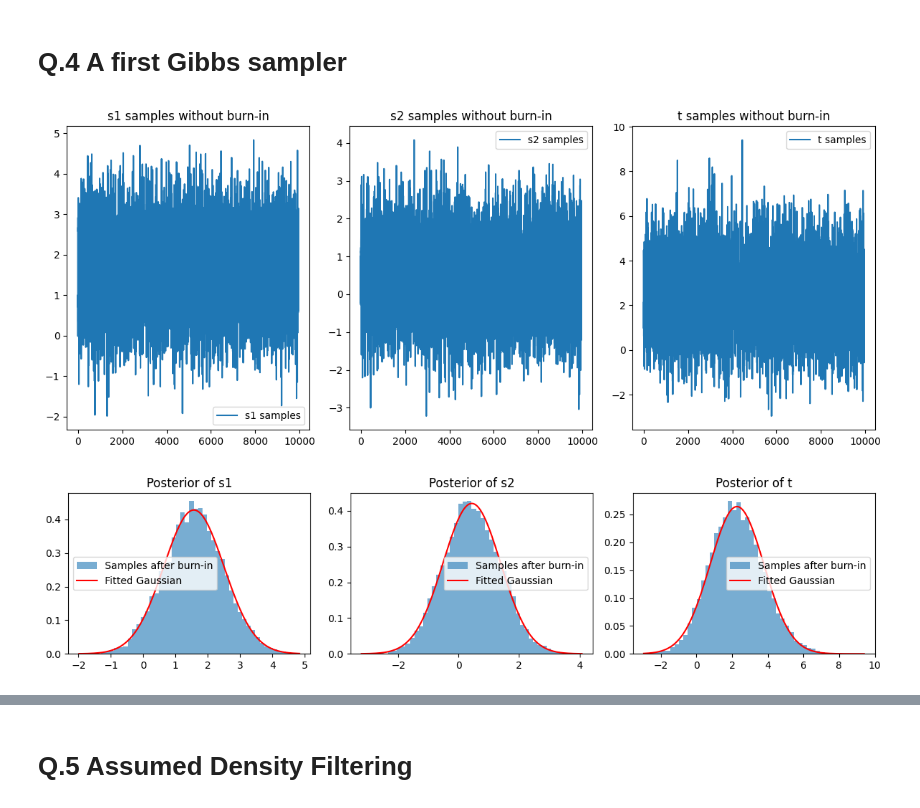
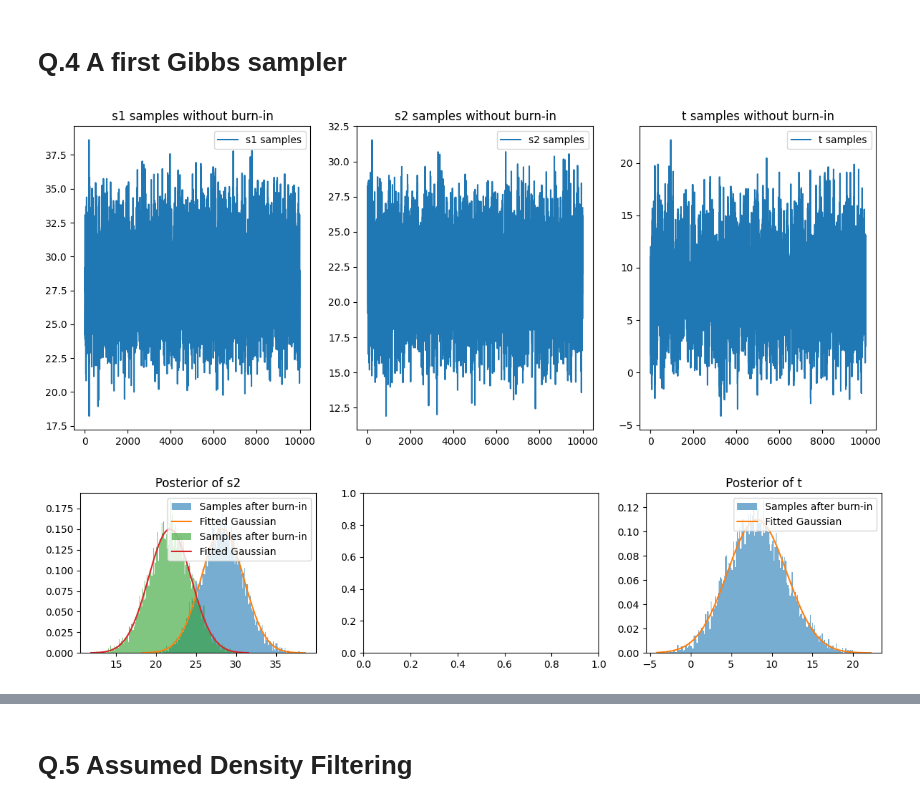
Before and after one commit to ClaudeCarlsson/Bayesian-Skill-Estimation-in-Player-Competitions, a Jupyter notebook: Project.ipynb, the cells around one changed output, grey strips where cells are left out. Cells and saved outputs as stored; diff of their text form; code cells hidden in the pictures.

```diff
--- a/Project.ipynb
+++ b/Project.ipynb
@@ -160,10 +160,11 @@ def gibbs_sampling_trueskill(N, N_burn_in, match_properties):
     s2_var = match_properties["s2_var"]
     s2_std = np.sqrt(s2_var)
 
+
+    t_var = match_properties["t_var"]
+
     y = match_properties["y"]
 
-
-    t_var = s1_var + s2_var
 
     s1_samples, s2_samples, t_samples = np.zeros(N), np.zeros(N), np.zeros(N)
     s1_samples[0] = (np.random.normal(s1_mean, s1_std))
@@ -172,7 +173,7 @@ def gibbs_sampling_trueskill(N, N_burn_in, match_properties):
     for i in range(N - 1):
         t_mean = s1_samples[i] - s2_samples[i]
         t_mean, a, b = conditional_distribution_t(s1_samples[i], s2_samples[i], y)
-        t_samples[i] = truncnorm.rvs(a = a, b = b, loc=t_mean, scale=np.sqrt(t_var))
+        t_samples[i+1] = truncnorm.rvs(a = a, b = b, loc=t_mean, scale=np.sqrt(t_var))
 
         mu_posterior, sigma_posterior = update_skills(s1_mean, s1_var, s2_mean, s2_var, t_var, t_samples[i])
 
@@ -180,10 +181,11 @@ def gibbs_sampling_trueskill(N, N_burn_in, match_properties):
 
     return np.array(s1_samples[N_burn_in:]), np.array(s2_samples[N_burn_in:]), np.array(t_samples[N_burn_in:])
 
-s1_mean = 1
-s1_var = 1
-s2_mean = 1
-s2_var = 1
+s1_mean = 25
+s1_var = (25/3)
+s2_mean = 25
+s2_var = (25/3)
+t_var = (25/6)
 y = 1
 
 match_properties = {
@@ -191,12 +193,13 @@ match_properties = {
     "s1_var": s1_var,
     "s2_mean": s2_mean,
     "s2_var": s2_var,
+    "t_var": t_var,
     "y": y
 }
 
 
 N = 10000
-N_burn_in = int((N**0.5)/2)
+N_burn_in = 0
 
 s1_samples, s2_samples, t_samples = gibbs_sampling_trueskill(N, N_burn_in, match_properties)
 # %%
@@ -206,35 +209,35 @@ def plot_samples(s1_samples, s2_samples, t_samples):
     ax[0].set_title("s1 samples without burn-in")
     ax[0].legend()
 
     ax[1].plot(s2_samples, label="s2 samples")
     ax[1].set_title("s2 samples without burn-in")
     ax[1].legend()
 
     ax[2].plot(t_samples, label="t samples")
     ax[2].set_title("t samples without burn-in")
     ax[2].legend()
 
     plt.tight_layout()
     plt.show()
 
 def plot_histogram_with_fitted_gaussian(samples, title, ax):
     mu = np.mean(samples)
     sigma = np.std(samples)
-    ax.hist(samples, bins=50, density=True, alpha=0.6, label="Samples after burn-in")
+    ax.hist(samples, bins=2*int(np.sqrt(len(samples))), density=True, alpha=0.6, label="Samples after burn-in")
     ax.plot(np.linspace(min(samples), max(samples), 400),
             norm.pdf(np.linspace(min(samples), max(samples), 400), mu, sigma),
-            'r', label="Fitted Gaussian")
+             label="Fitted Gaussian")
     ax.legend()
     ax.set_title(title)
 
 plot_samples(s1_samples, s2_samples, t_samples)
 
 fig, ax = plt.subplots(1, 3, figsize=(12, 3))
 plot_histogram_with_fitted_gaussian(s1_samples, "Posterior of s1", ax[0])
-plot_histogram_with_fitted_gaussian(s2_samples, "Posterior of s2", ax[1])
+plot_histogram_with_fitted_gaussian(s2_samples, "Posterior of s2", ax[0])
 plot_histogram_with_fitted_gaussian(t_samples, "Posterior of t", ax[2])
 plt.tight_layout()
 plt.show()
 # %% [output]
-[figure, old version]
+[figure, new version]
-[figure, old version]
+[figure, new version]
```
Also changed, not shown: parts of 19 cells of this notebook, 7 other files.
